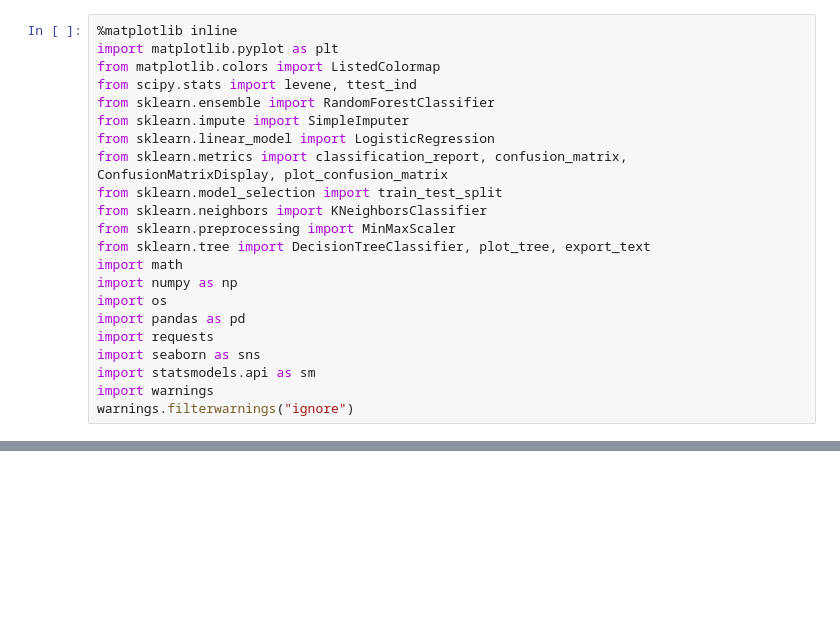
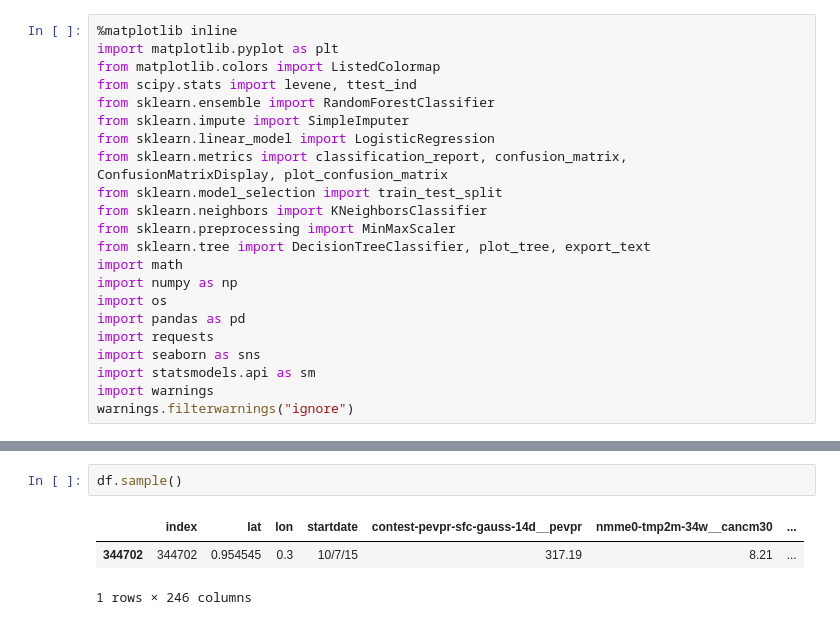
Before and after one commit to Mirzakhani-Capstone/mirzakhani_shared, a Jupyter notebook: rae/working.ipynb, the cells around one changed output, grey strips where cells are left out. Cells and saved outputs as stored; diff of their text form; blank space fills up the shorter version.

```diff
--- a/rae/working.ipynb
+++ b/rae/working.ipynb
@@ -129,0 +107,6 @@ df['wind-vwnd-925-2010-20'][0:514].mean()
+# %%
+df.sample()
+# %% [output]
+|  | index | lat | lon | startdate | contest-pevpr-sfc-gauss-14d__pevpr | nmme0-tmp2m-34w__cancm30 | ... |
+| 344702 | 344702 | 0.954545 | 0.3 | 10/7/15 | 317.19 | 8.21 | ... |
+1 rows × 246 columns
```
Also changed, not shown: parts of 20 cells of this notebook, 2 other files.
